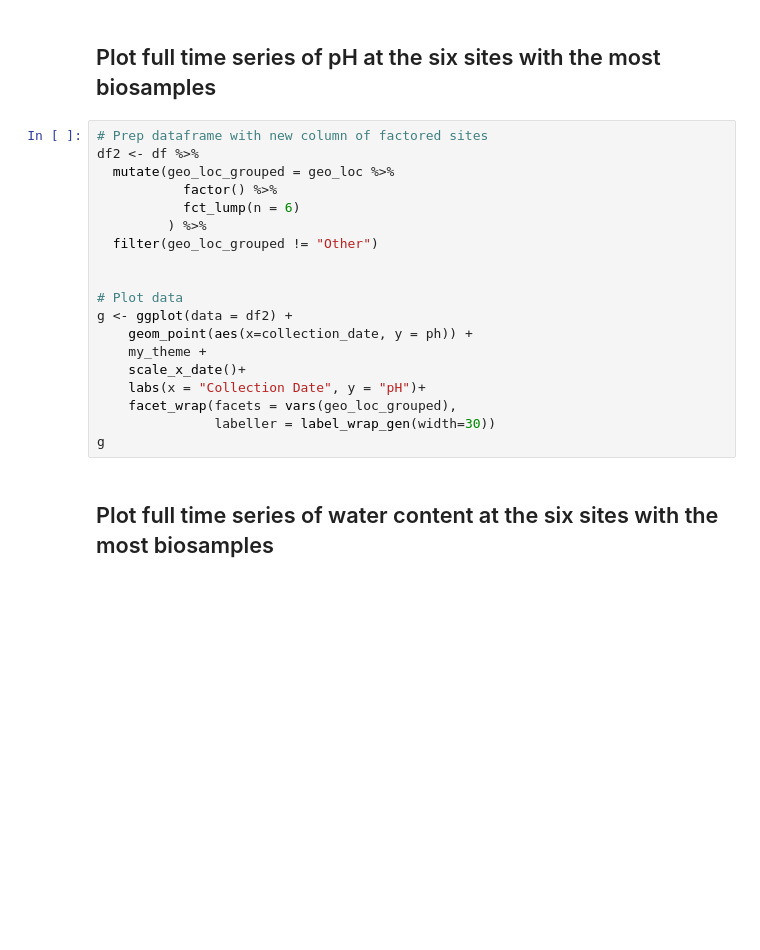
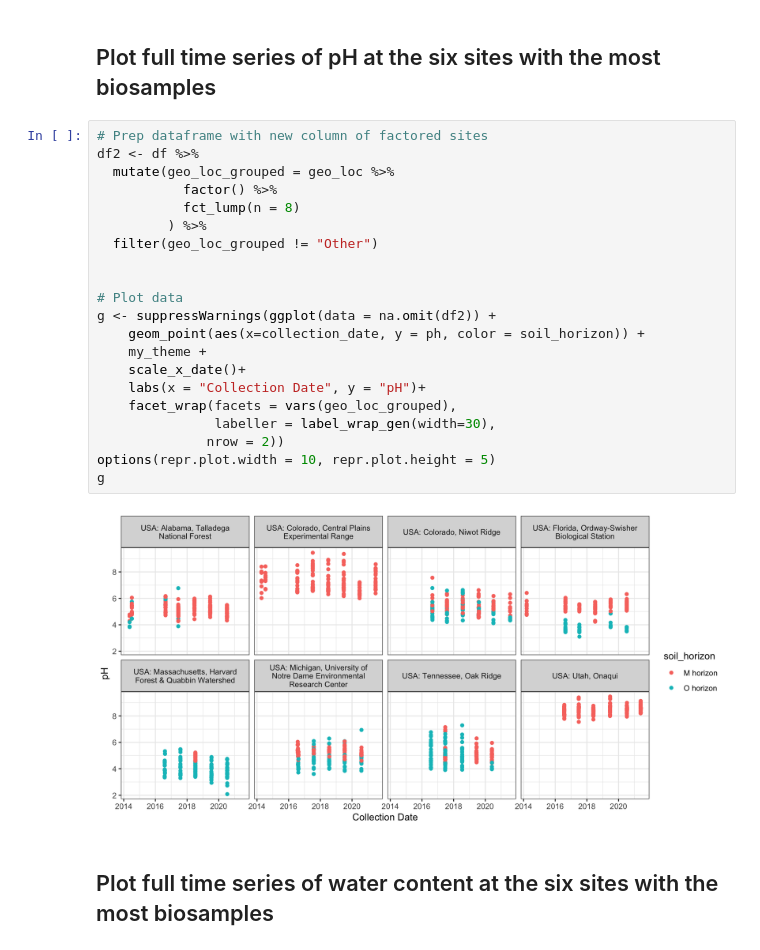
Before and after one commit to microbiomedata/nmdc_notebooks, a Jupyter notebook: NEON_soil_metadata/R/NEON_data_exploration.ipynb, the cells around one changed output. Cells and saved outputs as stored; diff of their text form; blank space fills up the shorter version.

```diff
--- a/NEON_soil_metadata/R/NEON_data_exploration.ipynb
+++ b/NEON_soil_metadata/R/NEON_data_exploration.ipynb
@@ -149,22 +199,26 @@ g2
 # %%
 # Prep dataframe with new column of factored sites
 df2 <- df %>%
   mutate(geo_loc_grouped = geo_loc %>%
            factor() %>%
-           fct_lump(n = 6)
+           fct_lump(n = 8)
          ) %>%
   filter(geo_loc_grouped != "Other")
 
 
 # Plot data
-g <- ggplot(data = df2) +
-    geom_point(aes(x=collection_date, y = ph)) +
+g <- suppressWarnings(ggplot(data = na.omit(df2)) +
+    geom_point(aes(x=collection_date, y = ph, color = soil_horizon)) +
     my_theme +
     scale_x_date()+
     labs(x = "Collection Date", y = "pH")+
     facet_wrap(facets = vars(geo_loc_grouped),
-               labeller = label_wrap_gen(width=30))
+               labeller = label_wrap_gen(width=30),
+              nrow = 2))
+options(repr.plot.width = 10, repr.plot.height = 5)
 g
+# %% [output]
+[figure, added]
 # %% [markdown]
 
 ## Plot full time series of water content at the six sites with the most biosamples
```
Also changed, not shown: parts of 11 cells of this notebook, 5 other files.
